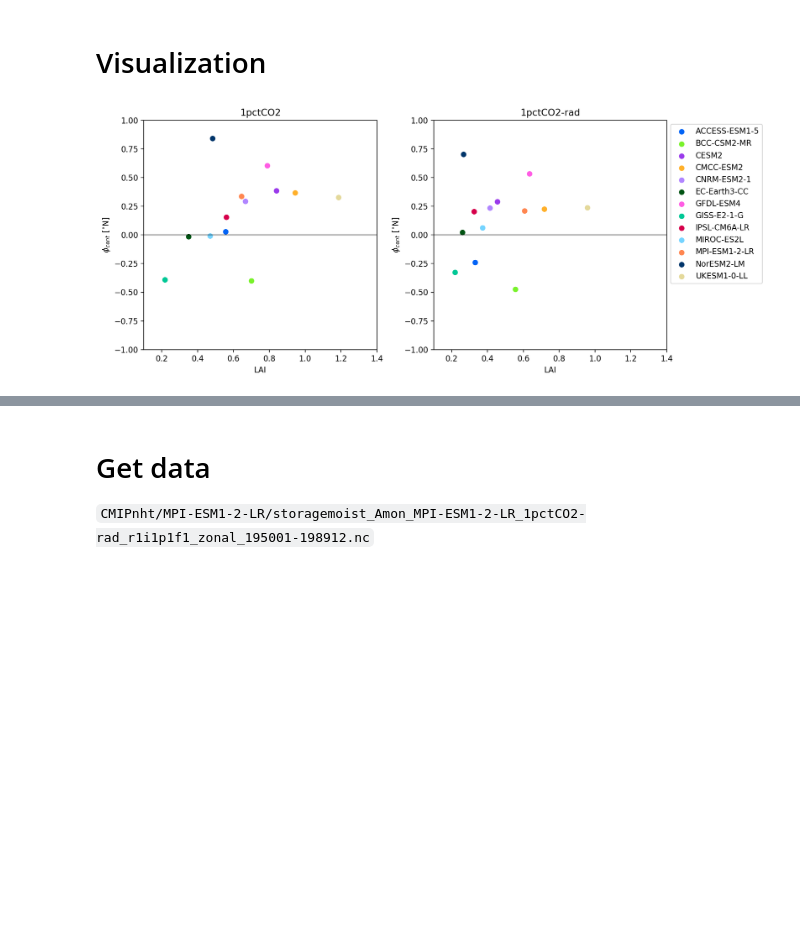
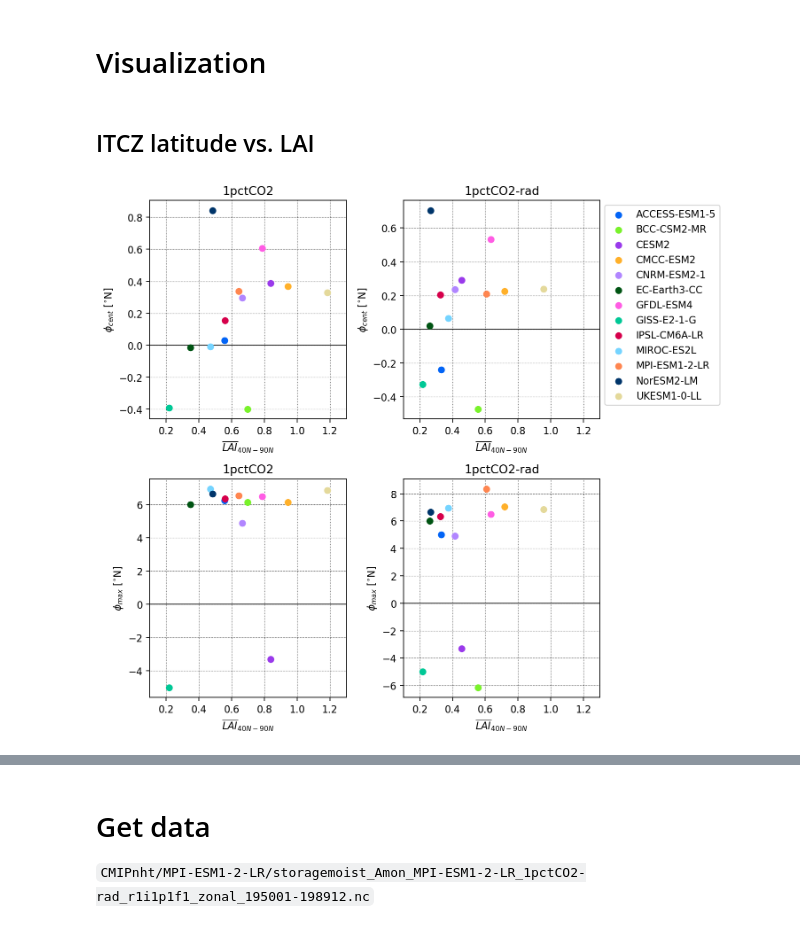
Before and after one commit to bbuchovecky/itcz_phys, a Jupyter notebook: notebooks/06_cmip-itcz-metrics.ipynb, the cells around one changed output, grey strips where cells are left out. Cells and saved outputs as stored; diff of their text form; code cells hidden in the pictures; blank space fills up the shorter version.

Commit message:
improved plots of ITCZ latitude vs. LAI/albedo

```diff
--- a/notebooks/06_cmip-itcz-metrics.ipynb
+++ b/notebooks/06_cmip-itcz-metrics.ipynb
@@ -337,0 +372,18 @@ for m in models:
+# %%
+m = 'GFDL-ESM4'
+c = '1pctCO2'
+
+fig,ax = plt.subplots(figsize=(6,3))
+
+# for m in models:
+pr_zm_interp[m][c].sel(lat=slice(-20.05,20)).mean(dim='time').plot(ax=ax)
+ax.vlines(pr_max[m][c],0,8,color='k',label='P$_{max}$')
+ax.vlines(pr_centroid[m][c],0,8,color='r',label='P$_{cent}$')
+ax.vlines(pr_simplemax[m][c],0,8,color='g',label='P$_{simplemax}$')
+
+# ax.vlines(pe_max[m][c],0,8,color='k',label='$P-E_{max}$')
+# ax.vlines(pe_centroid[m][c],0,8,color='r',label='$P-E_{cent}$')
+# ax.vlines(pe_simplemax[m][c],0,8,color='g',label='$P-E_{simplemax}$')
+
+ax.set_title(m)
+ax.legend()
@@ -343,34 +398,44 @@ nhigh = slice(40,90)
 ## Set up dictionaries for storing data
 lai_nhigh = {}
 alb_nhigh = {}
+dfrlai_nhigh = {}
 
 for m in models:
     lai_nhigh[m] = {'piControl': {}, '1pctCO2': {}, '1pctCO2-rad': {}, '1pctCO2-bgc': {}}
     alb_nhigh[m] = {'piControl': {}, '1pctCO2': {}, '1pctCO2-rad': {}, '1pctCO2-bgc': {}}
 
     for c in cases_rad:
-        lai_nhigh[m][c] = lai_zm[m][c].sel(lat=nhigh).mean(dim='lat').values
-        alb_nhigh[m][c] = alb_zm[m][c].sel(lat=nhigh).mean(dim='lat').values
+        lai_nhigh[m][c] = lai_zm[m][c].sel(lat=nhigh).mean(dim=['time','lat']).values
+        alb_nhigh[m][c] = alb_zm[m][c].sel(lat=nhigh).mean(dim=['time','lat']).values
+
+    dfrlai_nhigh[m] = dfrlai_zm[m].mean(dim=['time','lat']).values
 # %% [markdown]
 # Visualization
+# %% [markdown]
+## ITCZ latitude vs. LAI
 # %%
-fig,axes = plt.subplots(1,2,figsize=(12,5))
+fig,axes = plt.subplots(2,2,figsize=(9,8))
 ax = axes.ravel()
 
 for ic,c in enumerate(cases_rad):
     for m in models:
-        ax[ic].scatter(lai_nhigh[m][c], pr_centroid[m][c], c=mcolors[m], label=m)
-
-    ax[ic].hlines(0,0.1,1.4,color='k',linewidth=0.75)
-    ax[ic].set_xlim(0.1,1.4)
-    ax[ic].set_ylim(-1,1)
+        ax[ic].scatter(lai_nhigh[m][c], pr_centroid[m][c], c=mcolors[m], label=m, zorder=3)
+        ax[ic+2].scatter(lai_nhigh[m][c], pr_simplemax[m][c], c=mcolors[m], label=m, zorder=3)
 
     ax[ic].set_title(c)
-    ax[ic].set_xlabel('LAI')
     ax[ic].set_ylabel('$\phi_{cent}$ [$^{\circ}$N]')
+    ax[ic+2].set_title(c)
+    ax[ic+2].set_ylabel('$\phi_{max}$ [$^{\circ}$N]')
+
+for a in ax:
+    a.set_xlabel('$\overline{LAI}_{40N-90N}$')
+    a.set_xlim(0.1,1.3)
+    # a.set_ylim(-6,6)
+    a.hlines(0,0.1,1.3,color='k',linewidth=0.75,zorder=0)
+    a.grid(linewidth=0.5,ls=':',c='k',zorder=0)
 
 ax[1].legend(ncols=1, bbox_to_anchor=[1,1])
 fig.tight_layout()
 # %% [output]
-[figure, old version]
+[figure, new version]
 # %%
```
Also changed, not shown: parts of 16 cells of this notebook, 1 other file.
